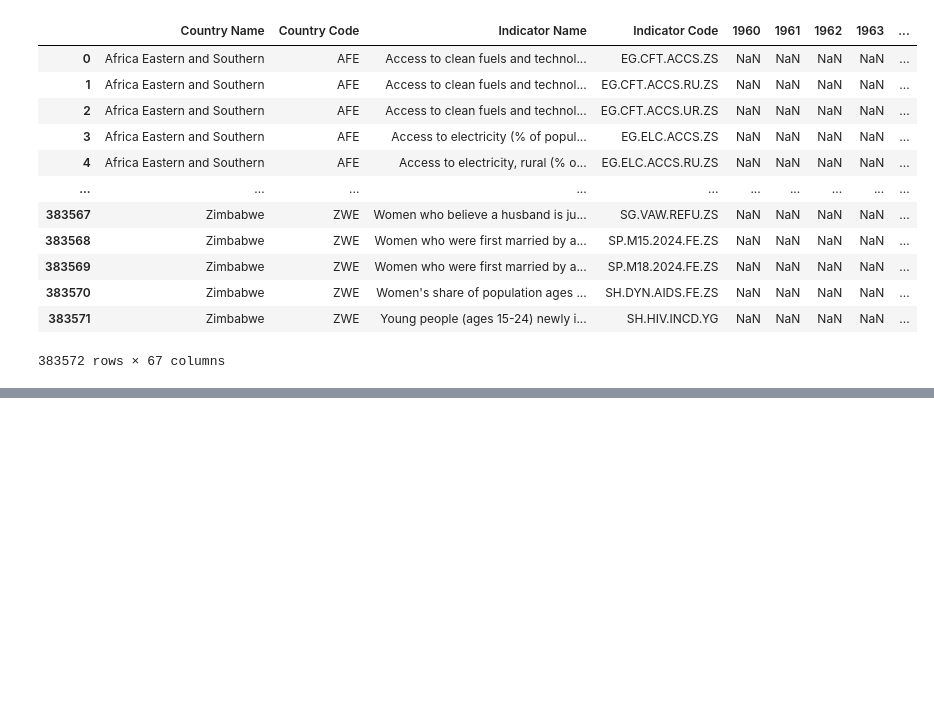
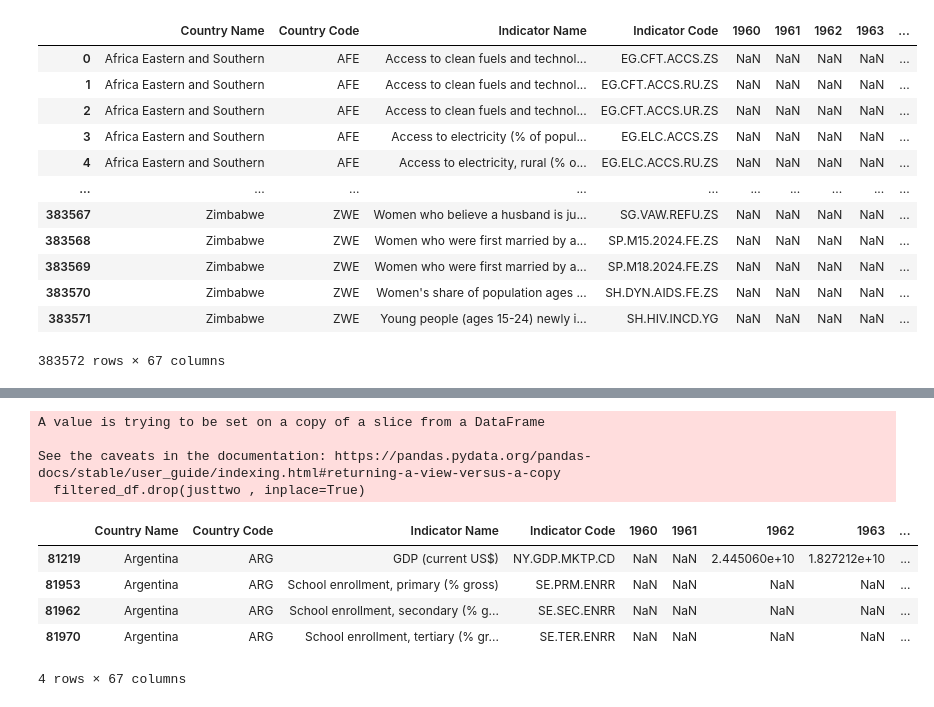
Before and after one commit to saf-csu/WranglingPortfolio, a Jupyter notebook: Mod8 Portfolio.ipynb, the cells around one changed output, grey strips where cells are left out. Drawn from its saved outputs; the diff is of its cells as text; code cells hidden in the pictures; blank space fills up the shorter version.

```diff
--- a/Mod8 Portfolio.ipynb
+++ b/Mod8 Portfolio.ipynb
@@ -40,0 +69,3 @@ dfwd
+# %%
+outer_merged = pd.merge(dfwd, dfapi, how="outer")
+outer_merged.shape
@@ -40,0 +97,4 @@ dfwd
+# %%
+# Filter out rows where the country is not Argentina
+filtered_df = outer_merged[outer_merged['Country Name'] == 'Argentina']
+print(filtered_df.head(15))
@@ -40,0 +170,16 @@ dfwd
+# %%
+#drop all rows but the four I'm interested in, the GDP numbers and the school enrollment
+justtwo = filtered_df[ (filtered_df['Indicator Name'] != 'GDP (current US$)') & (filtered_df['Indicator Name'] != 'School enrollment, primary (% gross)') & (filtered_df['Indicator Name'] != 'School enrollment, secondary (% gross)') & (filtered_df['Indicator Name'] != 'School enrollment, tertiary (% gross)') ].index
+filtered_df.drop(justtwo , inplace=True)
+filtered_df.head(15)
+# %% [output]
+A value is trying to be set on a copy of a slice from a DataFrame
+
+See the caveats in the documentation: https://pandas.pydata.org/pandas-docs/stable/user_guide/indexing.html#returning-a-view-versus-a-copy
+  filtered_df.drop(justtwo , inplace=True)
+|  | Country Name | Country Code | Indicator Name | Indicator Code | 1960 | 1961 | 1962 | 1963 | ... |
+| 81219 | Argentina | ARG | GDP (current US$) | NY.GDP.MKTP.CD | NaN | NaN | 2.445060e+10 | 1.827212e+10 | ... |
+| 81953 | Argentina | ARG | School enrollment, primary (% gross) | SE.PRM.ENRR | NaN | NaN | NaN | NaN | ... |
+| 81962 | Argentina | ARG | School enrollment, secondary (% g... | SE.SEC.ENRR | NaN | NaN | NaN | NaN | ... |
+| 81970 | Argentina | ARG | School enrollment, tertiary (% gr... | SE.TER.ENRR | NaN | NaN | NaN | NaN | ... |
+4 rows × 67 columns
```
Also changed, not shown: parts of 13 cells of this notebook.
